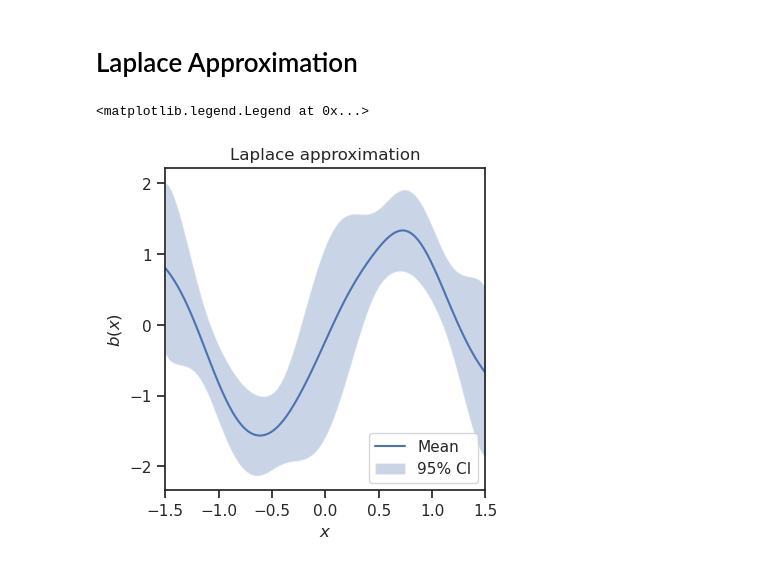
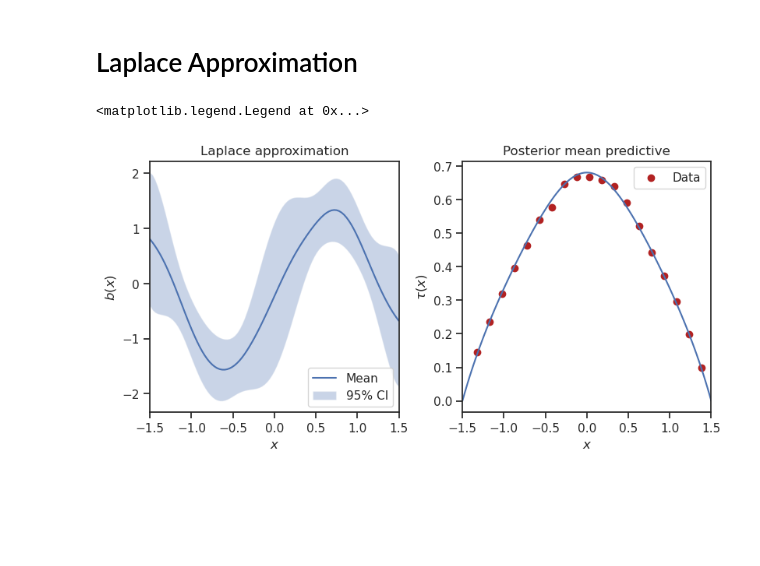
Before and after one commit to maximilian-kruse/SPIN, a Jupyter notebook: examples/1D_drift_mfpt.ipynb, the cells around one changed output. Drawn from its saved outputs; the diff is of its cells as text; code cells hidden in the pictures; blank space fills up the shorter version.

```diff
--- a/examples/1D_drift_mfpt.ipynb
+++ b/examples/1D_drift_mfpt.ipynb
@@ -149,6 +115,6 @@ inference_model = hl.Model(
 # %%
 optimization_settings = optimization.SolverSettings(
-    relative_tolerance=1e-6, absolute_tolerance=1e-4, verbose=True
+    relative_tolerance=1e-8, absolute_tolerance=1e-12, verbose=True
 )
 initial_guess = spin_prior.mean_array
 newton_solver = optimization.NewtonCGSolver(optimization_settings, inference_model)
@@ -205,23 +166,32 @@ laplace_approximation_settings = laplace.LowRankLaplaceApproximationSettings(
 )
 laplace_approximation = laplace.LowRankLaplaceApproximation(laplace_approximation_settings)
 posterior_variance = laplace_approximation.compute_pointwise_variance(
-    method="Randomized", num_eigenvalues_randomized=500
+    method="Randomized", num_eigenvalues_randomized=50
 )
+posterior_predictive = spin_problem.solve_forward(solver_solution.optimal_parameter)
 # %%
-_, ax = plt.subplots(figsize=(4, 4), layout="constrained")
-ax.plot(parameter_coordinates, solver_solution.optimal_parameter, label="Mean")
-ax.fill_between(
+_, axs = plt.subplots(nrows=1, ncols=2, figsize=(8, 4), layout="constrained")
+axs[0].plot(parameter_coordinates, solver_solution.optimal_parameter, label="Mean")
+axs[0].fill_between(
     parameter_coordinates.flatten(),
     solver_solution.optimal_parameter - 1.96 * np.sqrt(posterior_variance),
     solver_solution.optimal_parameter + 1.96 * np.sqrt(posterior_variance),
     alpha=0.3,
     label="95% CI",
 )
-ax.set_title("Laplace approximation")
-ax.set_xlabel(r"$x$")
-ax.set_ylabel(r"$b(x)$")
-ax.set_xlim((-1.5, 1.5))
-ax.legend()
+axs[0].set_title("Laplace approximation")
+axs[0].set_xlabel(r"$x$")
+axs[0].set_ylabel(r"$b(x)$")
+axs[0].set_xlim((-1.5, 1.5))
+axs[0].legend()
+
+axs[1].plot(solution_coordinates, true_solution)
+axs[1].scatter(data_locations, data_values, color="firebrick", label="Data")
+axs[1].set_title("Posterior mean predictive")
+axs[1].set_xlabel(r"$x$")
+axs[1].set_ylabel(r"$\tau(x)$")
+axs[1].set_xlim((-1.5, 1.5))
+axs[1].legend()
 # %% [output]
 <matplotlib.legend.Legend at 0x...>
-[figure, old version]
+[figure, new version]
```
Also changed, not shown: parts of 12 cells of this notebook, 2 other files.
